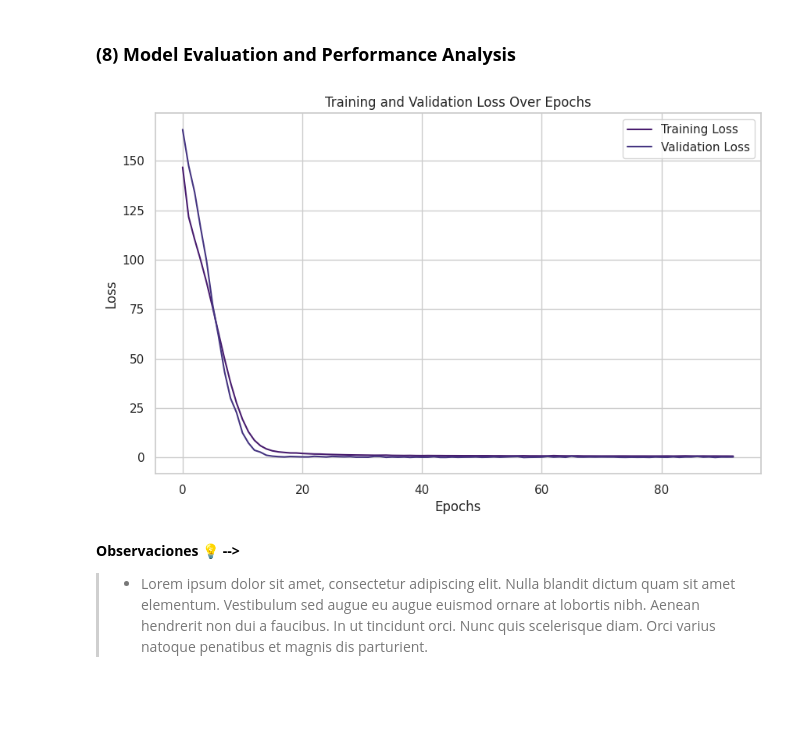
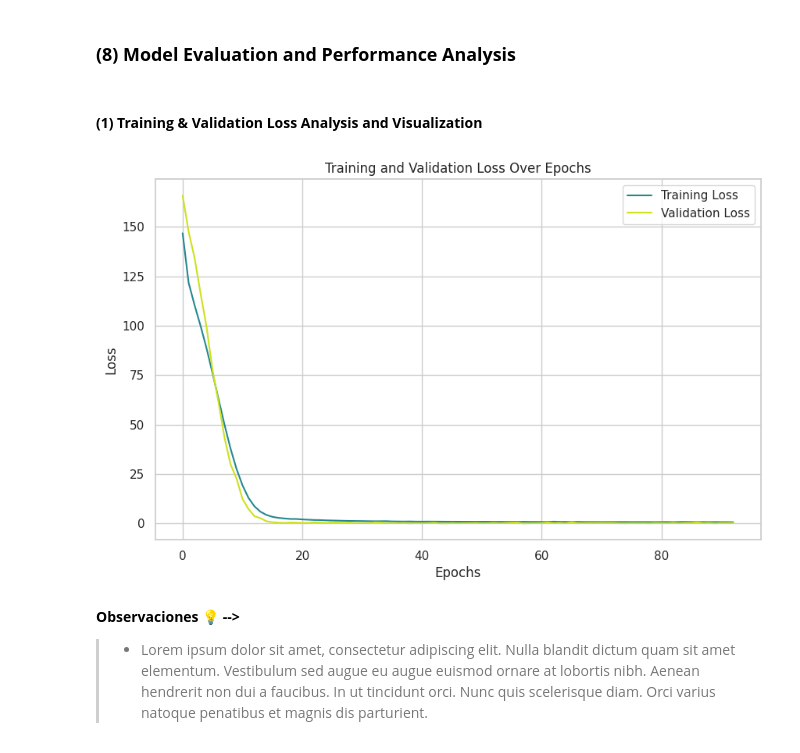
Before and after one commit to Andrea-gt/pressure-prediction, a Jupyter notebook: pressure_prediction.ipynb, the cells around one changed output. Saved outputs shown, nothing was run; the diff lists cells and outputs as text; code cells hidden in the pictures; blank space fills up the shorter version.

```diff
--- a/pressure_prediction.ipynb
+++ b/pressure_prediction.ipynb
@@ -1032,23 +1038,25 @@ Epoch 90/500 - loss: 0.7772 - val_loss: 0.0818
 Stopped at Epoch 93/500 - loss: 0.7225 - val_loss: 0.3164
 # %% [markdown]
 ### **(8) Model Evaluation and Performance Analysis**
+# %% [markdown]
+#### **(1) Training & Validation Loss Analysis and Visualization**
 # %%
 # Get the loss metrics from the training history
 loss = history.history['loss']
 val_loss = history.history['val_loss']
 
-# Create a plot of training and validation loss
+# Create a plot for training and validation loss
 plt.figure(figsize=(10, 6))
-plt.plot(loss, label='Training Loss')
-plt.plot(val_loss, label='Validation Loss')
+plt.plot(loss, label='Training Loss', color=palette[5])  # Line color set to palette[5]
+plt.plot(val_loss, label='Validation Loss', color=palette[11])  # Line color set to palette[11]
 plt.xlabel('Epochs')
 plt.ylabel('Loss')
 plt.title('Training and Validation Loss Over Epochs')
 plt.legend()
 plt.grid(True)
 plt.show()
 # %% [output]
-[figure, old version]
+[figure, new version]
 # %% [markdown]
 **Observaciones 💡 -->**
 
```
Also changed, not shown: parts of 14 cells of this notebook.
